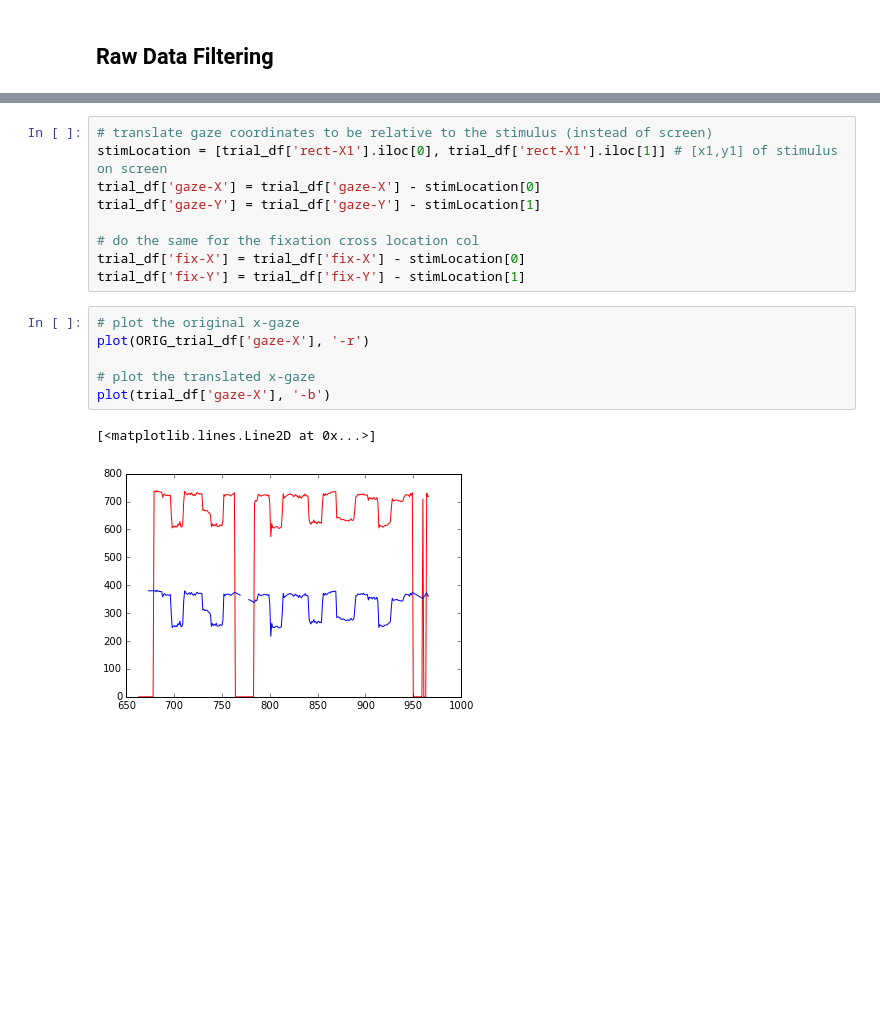
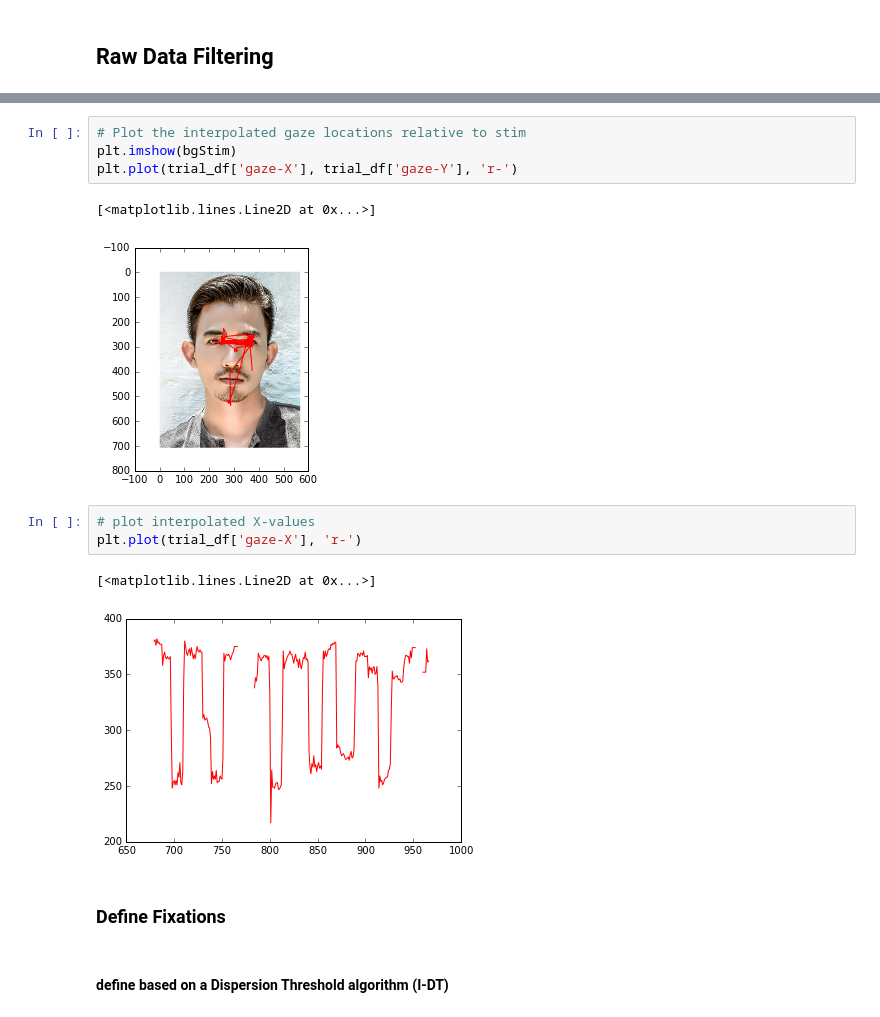
Before and after one commit to jeffmacinnes/AVB_tobii_pipeline, a Jupyter notebook: filteringSteps.ipynb, the cells around one changed output, grey strips where cells are left out. Drawn from its saved outputs; the diff is of its cells as text; blank space fills up the shorter version.

Commit message:
dispersion threshold filter to notebook

```diff
--- a/filteringSteps.ipynb
+++ b/filteringSteps.ipynb
@@ -75,18 +102,17 @@ plot(trial_df['gaze-X'], '-b')
-# %%
-# translate gaze coordinates to be relative to the stimulus (instead of screen)
-stimLocation = [trial_df['rect-X1'].iloc[0], trial_df['rect-X1'].iloc[1]] # [x1,y1] of stimulus on screen
-trial_df['gaze-X'] = trial_df['gaze-X'] - stimLocation[0]
-trial_df['gaze-Y'] = trial_df['gaze-Y'] - stimLocation[1]
-
-# do the same for the fixation cross location col
-trial_df['fix-X'] = trial_df['fix-X'] - stimLocation[0]
-trial_df['fix-Y'] = trial_df['fix-Y'] - stimLocation[1]
-# %%
-# plot the original x-gaze
-plot(ORIG_trial_df['gaze-X'], '-r')
-
-# plot the translated x-gaze
-plot(trial_df['gaze-X'], '-b')
-# %% [output]
-[<matplotlib.lines.Line2D at 0x...>]
-[figure, removed]
+# %%
+# Plot the interpolated gaze locations relative to stim
+plt.imshow(bgStim)
+plt.plot(trial_df['gaze-X'], trial_df['gaze-Y'], 'r-')
+# %% [output]
+[<matplotlib.lines.Line2D at 0x...>]
+[figure, added]
+# %%
+# plot interpolated X-values
+plt.plot(trial_df['gaze-X'], 'r-')
+# %% [output]
+[<matplotlib.lines.Line2D at 0x...>]
+[figure, added]
+# %% [markdown]
+### Define Fixations
+# %% [markdown]
+#### define based on a Dispersion Threshold algorithm (I-DT)
```
Also changed, not shown: parts of 16 cells of this notebook.
